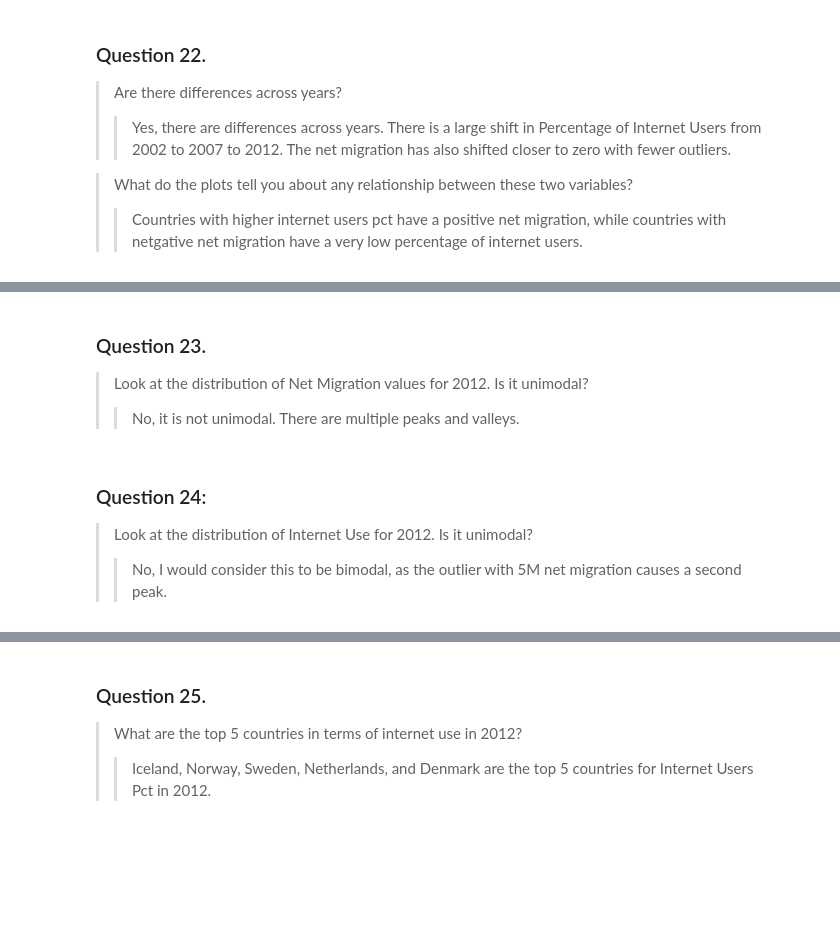
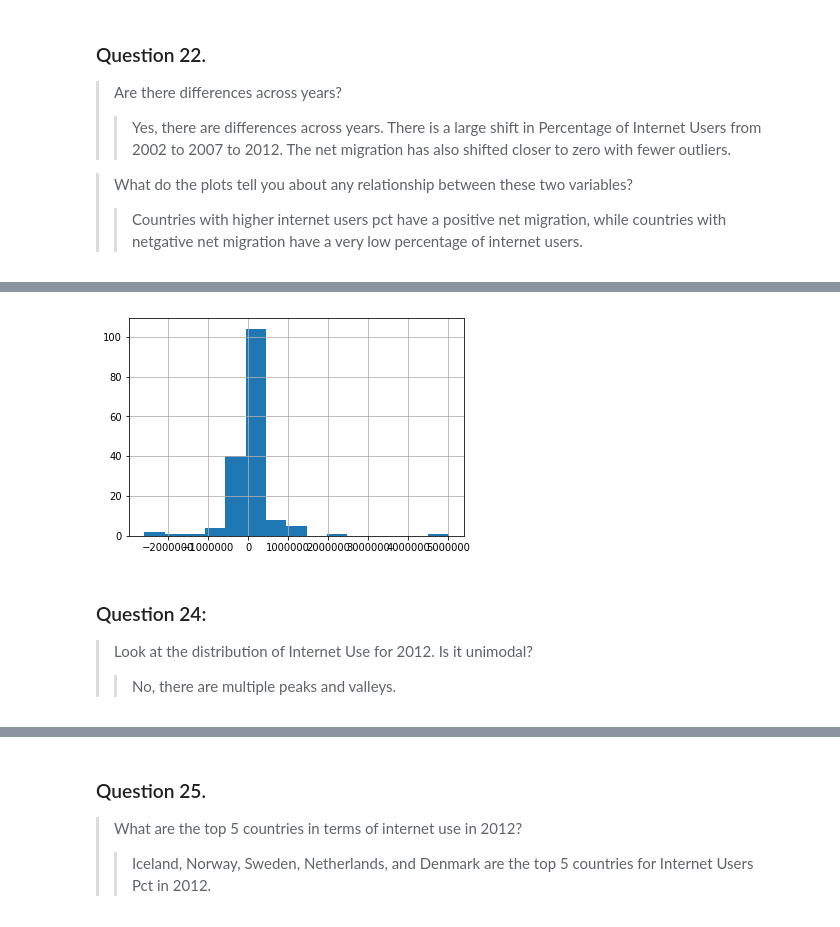
Before and after one commit to DataScienceBS/data-question-1-DataScienceBS, a Jupyter notebook: DS_Q1_attempt3.ipynb, the cells around one changed output, grey strips where cells are left out. Drawn from its saved outputs; the diff is of its cells as text; code cells hidden in the pictures; blank space fills up the shorter version.

Commit message:
added hist plots and practice 2

```diff
--- a/DS_Q1_attempt3.ipynb
+++ b/DS_Q1_attempt3.ipynb
@@ -315,8 +319,10 @@ plt.show()
+# %%
+plt.hist(df_2012.Net_Migration, bins=15)
+plt.grid()
+plt.show()
+# %% [output]
+[figure, added]
 # %% [markdown]
-### Question 23.
-> Look at the distribution of Net Migration values for 2012. Is it unimodal?
->> No, it is not unimodal. There are multiple peaks and valleys.
+### Question 24:
+> Look at the distribution of Internet Use for 2012. Is it unimodal?
+>> No, there are multiple peaks and valleys.
-# %% [markdown]
-### Question 24:
-> Look at the distribution of Internet Use for 2012. Is it unimodal?
->> No, I would consider this to be bimodal, as the outlier with 5M net migration causes a second peak.
```
Also changed, not shown: parts of 13 cells of this notebook.
